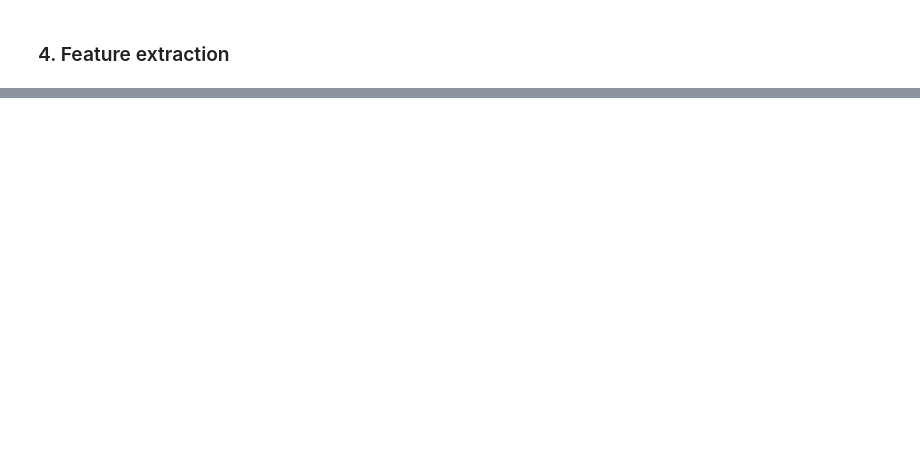
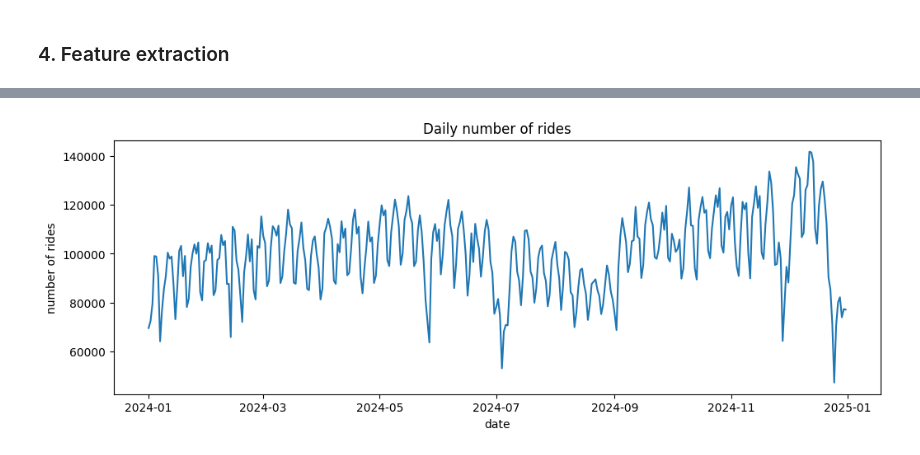
Before and after one commit to Mielecki/MLOps-course, a Jupyter notebook: homework03/homework.ipynb, the cells around one changed output, grey strips where cells are left out. Drawn from its saved outputs; the diff is of its cells as text; code cells hidden in the pictures; blank space fills up the shorter version.

```diff
--- a/homework03/homework.ipynb
+++ b/homework03/homework.ipynb
@@ -229,0 +456,13 @@ NameError: name 'df' is not defined
+# %%
+# plot target variable (daily number of rides): line plot, date vs number of rides (remember to sort by date)
+
+pandas_df = dataset.sort("date").to_pandas()
+
+plt.figure(figsize=(12, 4))
+plt.plot(pandas_df["date"], pandas_df["total_rides"])
+plt.xlabel("date")
+plt.ylabel("number of rides")
+plt.title("Daily number of rides")
+plt.show()
+# %% [output]
+[figure, added]
```
Also changed, not shown: parts of 16 cells of this notebook, 1 other file.
